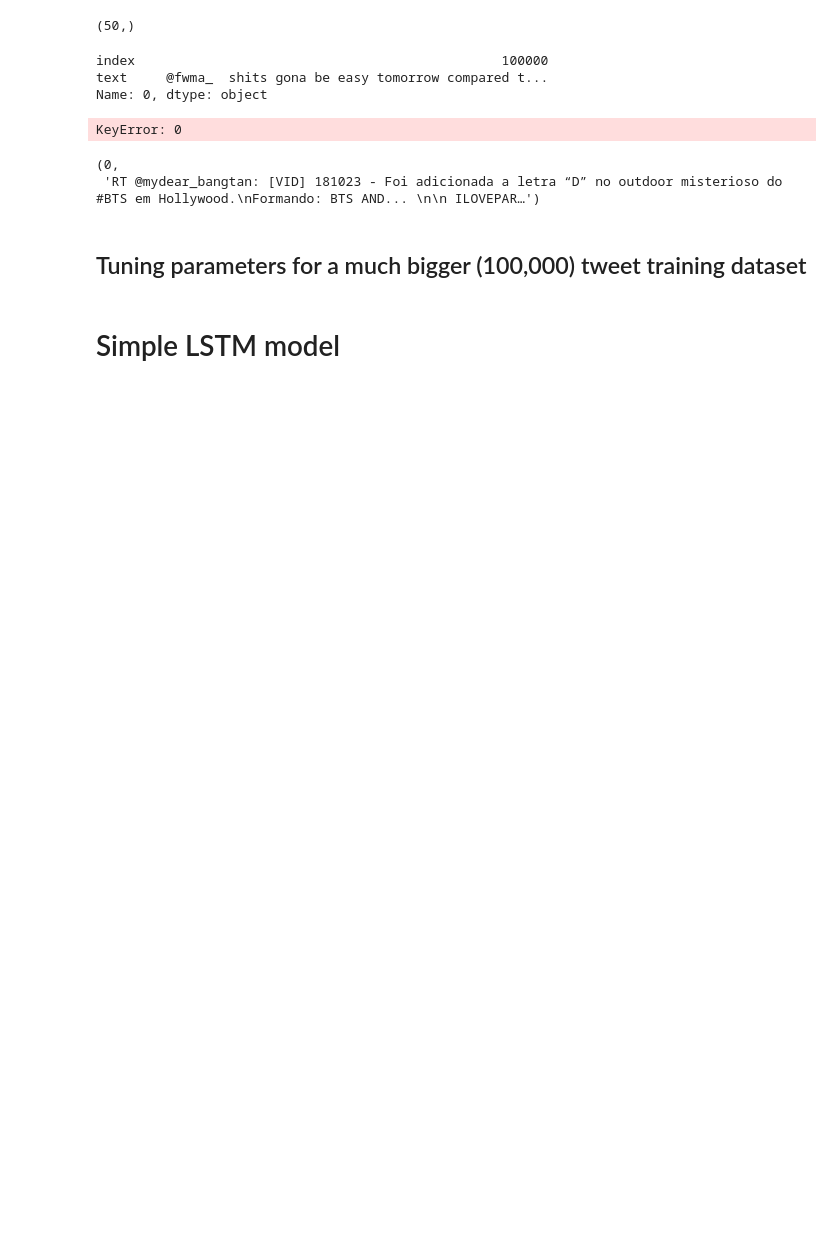
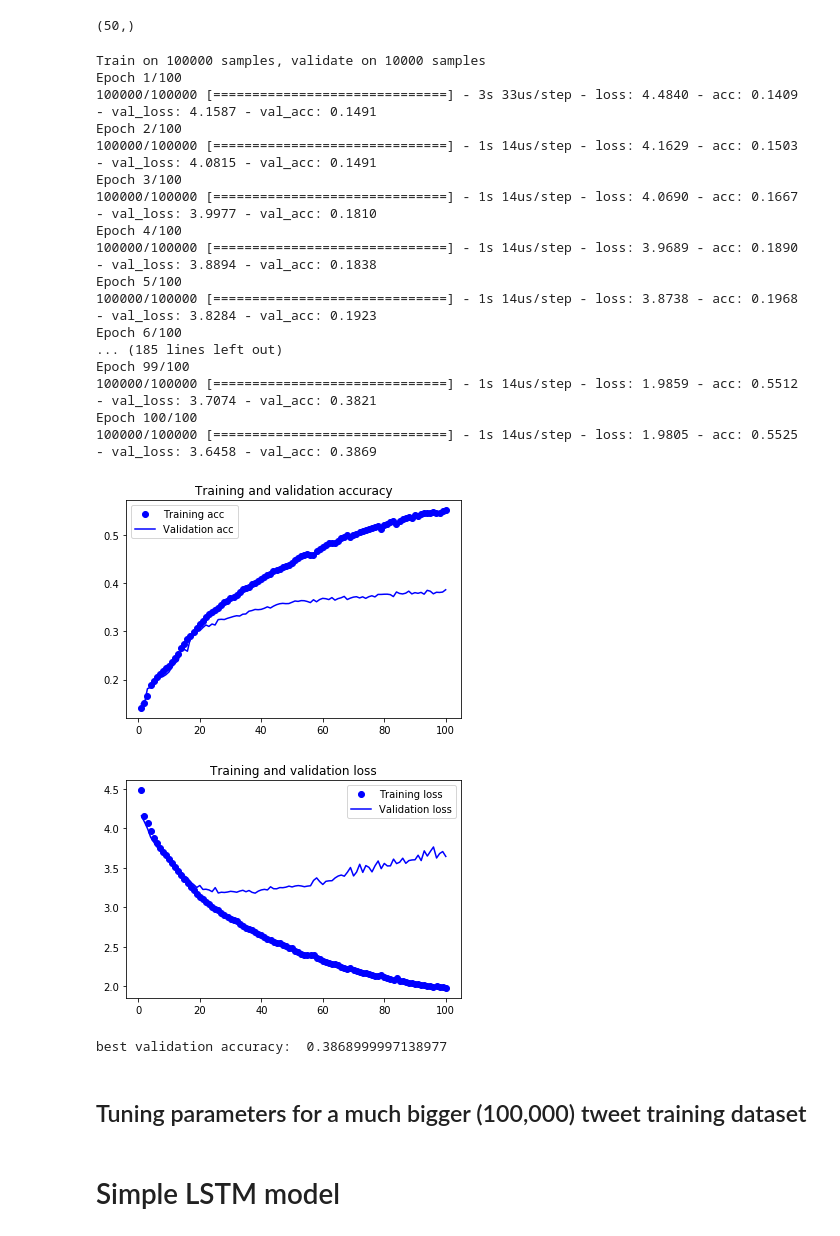
Before and after one commit to nicksexton/emojitranslate, a Jupyter notebook: 1 - emoji predict.ipynb, the cells around one changed output. Saved outputs shown, nothing was run; the diff lists cells and outputs as text; code cells hidden in the pictures; blank space fills up the shorter version.

```diff
--- a/1 - emoji predict.ipynb
+++ b/1 - emoji predict.ipynb
@@ -706,8 +706,18 @@ def read_glove_vecs(glove_file):
 #Load the pretrained embeddings
 # 400,001 words (0-400000), 50 dimensions
 
-word_to_index, index_to_word, word_to_vec_map, words = read_glove_vecs('glove.6B.50d.txt')
-#word_to_index, index_to_word, word_to_vec_map, words = read_glove_vecs('../embeddings/GloVe/twitter/glove.twitter.27B.50d.txt')
+#word_to_index, index_to_word, word_to_vec_map, words = read_glove_vecs('glove.6B.50d.txt')
+word_to_index, index_to_word, word_to_vec_map, words = read_glove_vecs('../embeddings/GloVe/twitter/glove.twitter.27B.50d.txt')
+# %%
+# Clean up corrupted rows in the downloaded encodings
+
+wrong_length = [word for (word, vec) in word_to_vec_map.items() if len(vec) != 50]
+for w in wrong_length:
+    del word_to_vec_map[w]
+    i = word_to_index[w]
+    del index_to_word[i]
+    del word_to_index[w]
+    words.remove(w)
 # %%
 print (word_to_vec_map['badger'].shape)
 print (len(word_to_vec_map))
@@ -742,12 +756,10 @@ def sentences_to_indices(X, word_to_index, recognised_words, max_len):
     X_items = X.iteritems()
 
     for i, item in enumerate (X_items):             # iterate over the series
-        index, sentence = item                      # unpack the zip
-
-        sentence_words = sentence.lower().split()
+        _, sentence = item                      # unpack the zip
 
         # convert list of sentence words to a list of indices
-        indices_list = [word_to_index[word] for word in sentence_words if word in recognised_words]
+        indices_list = [word_to_index[word] for word in sentence.lower().split() if word in recognised_words]
 
         # assign first max_len items to the array
         for j, index in enumerate(indices_list[0:max_len]):
@@ -905,41 +919,49 @@ word_to_vec_map['badger'].shape
 (50,)
 # %%
 model.compile(loss='categorical_crossentropy', optimizer='adam', metrics=['accuracy'])
-# %%
-x_dev.reset_index().iloc[0]
-# %% [output]
-index                                               100000
-text     @fwma_  shits gona be easy tomorrow compared t...
-Name: 0, dtype: object
 # %%
 X_train_indices = sentences_to_indices(x_train, word_to_index, words, max_length)
 
-X_dev_indices = sentences_to_indices(x_dev.reset_index(), word_to_index, words, max_length)
+X_dev_indices = sentences_to_indices(x_dev, word_to_index, words, max_length)
 # Y_train_oh = convert_to_one_hot(Y_train, C = 5)
-# %% [output]
-KeyError: 0
-# %%
-x_train.iteritems().__next__()
-# %% [output]
-(0,
- 'RT @mydear_bangtan: [VID] 181023 - Foi adicionada a letra “D” no outdoor misterioso do #BTS em Hollywood.\nFormando: BTS AND... \n\n ILOVEPAR…')
 # %%
 early = keras.callbacks.EarlyStopping(monitor='val_acc',
                               min_delta=0.01,
                               patience=5,
                               verbose=1, mode='auto')
 
 
 history = model.fit(X_train_indices,
                     y_train_idx,
-                    #validation_data = (X_dev_indices, y_dev_idx),
-                    epochs = 50,
+                    validation_data = (X_dev_indices, y_dev_idx),
+                    epochs = 100,
                     batch_size = 8192,
-                    shuffle=True,
-                    callbacks=[early])
+                    shuffle=True)
+#                    callbacks=[early])
 
 plot_train_history(history)
 print ("best validation accuracy: ", max(history.history['val_acc']))
+# %% [output]
+Train on 100000 samples, validate on 10000 samples
+Epoch 1/100
+100000/100000 [==============================] - 3s 33us/step - loss: 4.4840 - acc: 0.1409 - val_loss: 4.1587 - val_acc: 0.1491
+Epoch 2/100
+100000/100000 [==============================] - 1s 14us/step - loss: 4.1629 - acc: 0.1503 - val_loss: 4.0815 - val_acc: 0.1491
+Epoch 3/100
+100000/100000 [==============================] - 1s 14us/step - loss: 4.0690 - acc: 0.1667 - val_loss: 3.9977 - val_acc: 0.1810
+Epoch 4/100
+100000/100000 [==============================] - 1s 14us/step - loss: 3.9689 - acc: 0.1890 - val_loss: 3.8894 - val_acc: 0.1838
+Epoch 5/100
+100000/100000 [==============================] - 1s 14us/step - loss: 3.8738 - acc: 0.1968 - val_loss: 3.8284 - val_acc: 0.1923
+Epoch 6/100
+... (185 lines left out)
+Epoch 99/100
+100000/100000 [==============================] - 1s 14us/step - loss: 1.9859 - acc: 0.5512 - val_loss: 3.7074 - val_acc: 0.3821
+Epoch 100/100
+100000/100000 [==============================] - 1s 14us/step - loss: 1.9805 - acc: 0.5525 - val_loss: 3.6458 - val_acc: 0.3869
+[figure, added]
+[figure, added]
+best validation accuracy:  0.3868999997138977
 # %% [markdown]
 ## Tuning parameters for a much bigger (100,000) tweet training dataset
 # %%
```
Also changed, not shown: parts of 5 cells of this notebook.
